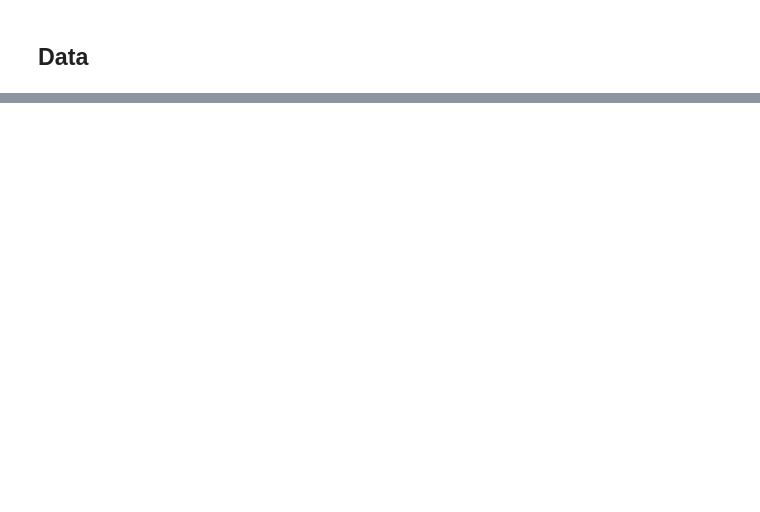
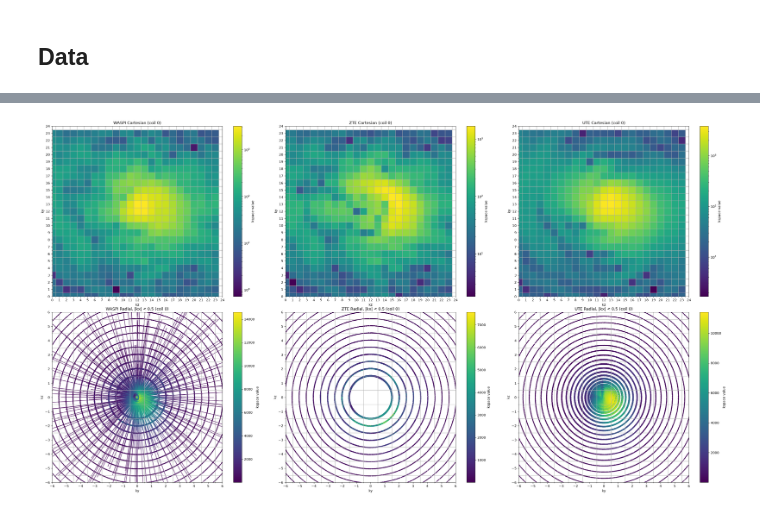
Before and after one commit to aymmulla/MSc-Project-ZTE, a Jupyter notebook: UTE_Investigation/ZTE-UTE SV Spectrum.ipynb, the cells around one changed output, grey strips where cells are left out. Drawn from its saved outputs; the diff is of its cells as text; code cells hidden in the pictures; blank space fills up the shorter version.

Commit message:
Cleaned ZP file + SV spectrum for UTE&WASPI

```diff
--- a/UTE_Investigation/ZTE-UTE SV Spectrum.ipynb
+++ b/UTE_Investigation/ZTE-UTE SV Spectrum.ipynb
@@ -173,2 +88,0 @@ asm.plot_planes(zte_im, title='With Gap', inputtype_kspace=False)
-# %%
-waspi_im, traj = asm.h5tonum(f'{zte}-nufft.h5', showshape=True)
@@ -181,0 +108,90 @@ asm.plot_planes(waspi_im, title='WASPI', inputtype_kspace=False)
+# %%
+inner_region_path_ute = '/Users/ayman/Desktop/LowRank/Data Saved/Brain/UTE/inner_cache.npz'
+inner_region_ute = np.load(inner_region_path_ute)
+ute_inner = inner_region_ute['inner_region']
+
+
+inner_region_path_zte = '/Users/ayman/Desktop/LowRank/Data Saved/Brain/zte/inner_cache.npz'
+inner_region_zte = np.load(inner_region_path_zte)
+zte_inner = inner_region_zte['inner_region']
+
+
+inner_region_path_waspi = '/Users/ayman/Desktop/LowRank/Data Saved/Brain/waspi/inner_cache.npz'
+inner_region_waspi = np.load(inner_region_path_waspi)
+waspi_inner = inner_region_waspi['inner_region']
+
+#asm.plot_planes(ute_inner, title='UTE')
+#asm.plot_planes(zte_inner, title='ZTE')
+#asm.plot_planes(waspi_inner, title='WASPI')
+# %%
+sidelencart = 12   # half-width of the zoomed Cartesian window (in grid points)
+resize_factor = 2  # Cartesian grids were zero-padded 2x -> grid spacing = 0.5 radial units
+radius = sidelencart / resize_factor  # matching half-width in radial k-space units
+tol = 0.5          # slab thickness around kx = 0 for the radial slice
+coil = 0
+
+datasets = {'WASPI': waspi_inner, 'ZTE': zte_inner, 'UTE': ute_inner}
+
+# Raw radial data (only coil 0 is read from disk to save memory)
+# riesling layout: data (t, slab, trace, sample, channel), trajectory (trace, sample, 3)
+radial_files = {
+    'WASPI': f'{waspi}/zte.h5',
+    'ZTE':   f'{zte}/zte_clean.h5',
+    'UTE':   f'{ute}/ute.h5',
+}
+radial = {}
+for name, path in radial_files.items():
+    with h5py.File(path, 'r') as f:
+        radial[name] = (f['data'][0, 0, :, :, coil], f['trajectory'][:])
+
+fig, axes = plt.subplots(2, 3, figsize=(30, 16))
+
+# Row 1: Cartesian (gridded) centre slice
+for ax, (name, inner) in zip(axes[0], datasets.items()):
+    grid_vol = np.abs(inner[coil])
+    innersidelen = grid_vol.shape[0]
+    kx_centre_large = innersidelen // 2
+
+    im = ax.imshow(
+        grid_vol[kx_centre_large],
+        origin='lower',
+        norm=matplotlib.colors.LogNorm(),
+    )
+    fig.colorbar(im, ax=ax, label='kspace value')
+    ax.set_title(f'{name} Cartesian (coil {coil})')
+    ax.set_xlabel('kz')
+    ax.set_ylabel('ky')
+    ax.set_xlim(innersidelen/2 - sidelencart, innersidelen/2 + sidelencart)
+    ax.set_ylim(innersidelen/2 - sidelencart, innersidelen/2 + sidelencart)
+    ax.xaxis.set_minor_locator(plt.MultipleLocator(1, offset=0.5))
+    ax.yaxis.set_minor_locator(plt.MultipleLocator(1, offset=0.5))
+    ax.grid(visible=True, which='minor', linewidth=1)
+    ax.xaxis.set_major_locator(plt.MultipleLocator(1))
+    ax.yaxis.set_major_locator(plt.MultipleLocator(1))
+
+# Row 2: Radial samples near kx = 0 (as in asm.plot_sliceradial)
+for ax, (name, (kdata, traj)) in zip(axes[1], radial.items()):
+    coords = traj.reshape(-1, 3)
+    mag = np.abs(kdata.reshape(-1))
+    sel = (np.abs(coords[:, 0]) < tol) \
+        & (np.abs(coords[:, 1]) < radius) \
+        & (np.abs(coords[:, 2]) < radius)
+
+    im = ax.scatter(coords[sel, 1], coords[sel, 2], c=mag[sel], s=1)
+    fig.colorbar(im, ax=ax, label='kspace value')
+    ax.set_title(f'{name} Radial, |kx| < {tol} (coil {coil})')
+    ax.set_xlabel('ky')
+    ax.set_ylabel('kz')
+    ax.set_aspect('equal')
+    ax.set_xlim(-radius, radius)
+    ax.set_ylim(-radius, radius)
+    ax.xaxis.set_minor_locator(plt.MultipleLocator(1, offset=0.5))
+    ax.yaxis.set_minor_locator(plt.MultipleLocator(1, offset=0.5))
+    ax.grid(visible=True, which='minor', linewidth=1)
+    ax.xaxis.set_major_locator(plt.MultipleLocator(1))
+    ax.yaxis.set_major_locator(plt.MultipleLocator(1))
+
+plt.tight_layout()
+plt.show()
+# %% [output]
+[figure, added]
```
Also changed, not shown: parts of 24 cells of this notebook, 3 other files.
